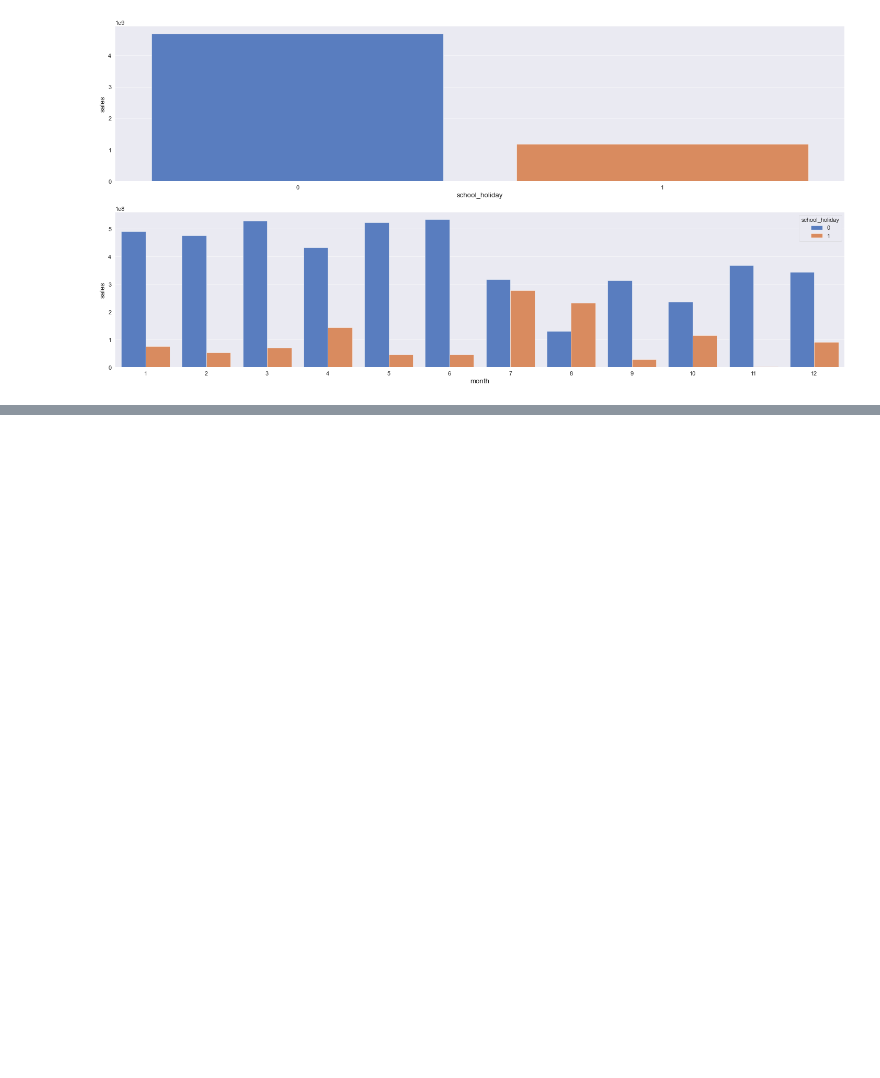
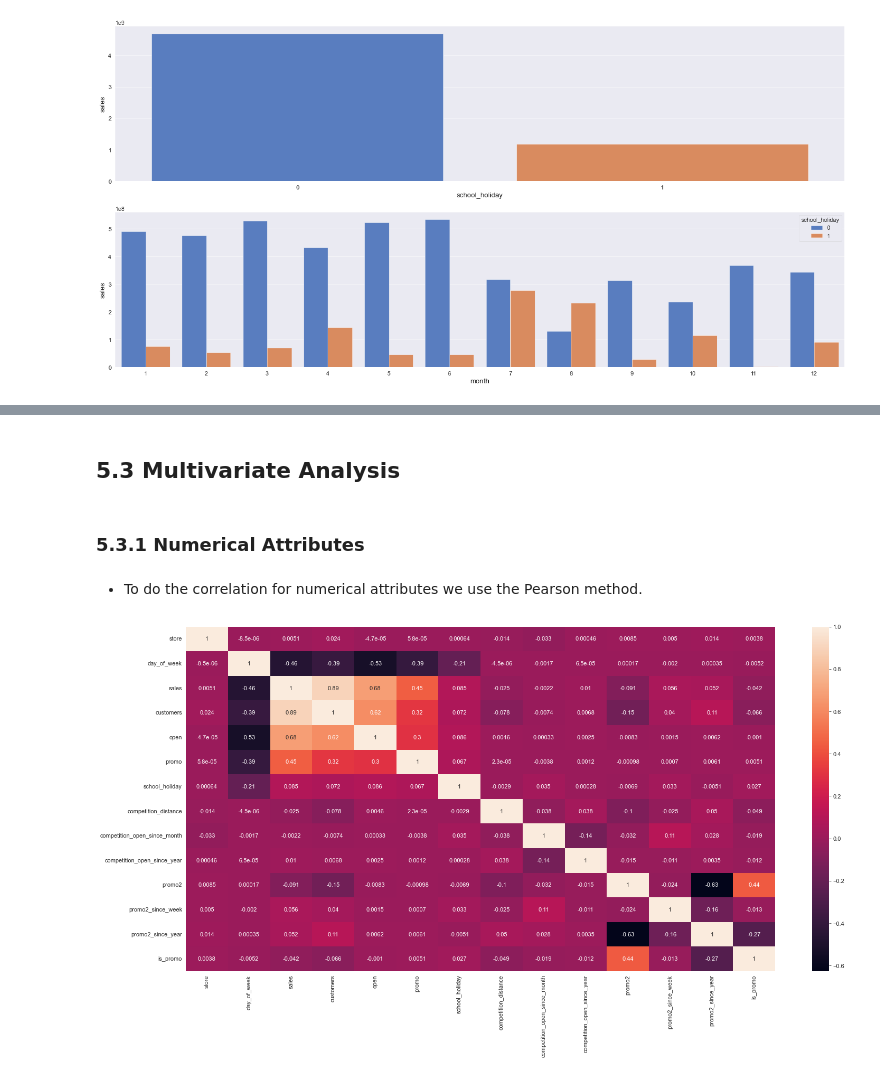
Before and after one commit to Gutscs/Rossmann-Forecasting-Sales, a Jupyter notebook: RossmanSales.ipynb, the cells around one changed output, grey strips where cells are left out. Saved outputs shown, nothing was run; the diff lists cells and outputs as text; code cells hidden in the pictures; blank space fills up the shorter version.

```diff
--- a/RossmanSales.ipynb
+++ b/RossmanSales.ipynb
@@ -846,0 +902,12 @@ sns.barplot( x = 'month', y = 'sales',  hue = 'school_holiday', data = df_aux2);
+# %% [markdown]
+## 5.3 Multivariate Analysis
+# %% [markdown]
+### 5.3.1 Numerical Attributes
+# %% [markdown]
+* To do the correlation for numerical attributes we use the Pearson method.
+# %%
+# strength of the correlation between numerical attributes
+correlation = num_attributes.corr( method = 'pearson' )
+sns.heatmap( correlation, annot = True );
+# %% [output]
+[figure, added]
```
Also changed, not shown: parts of 22 cells of this notebook.
